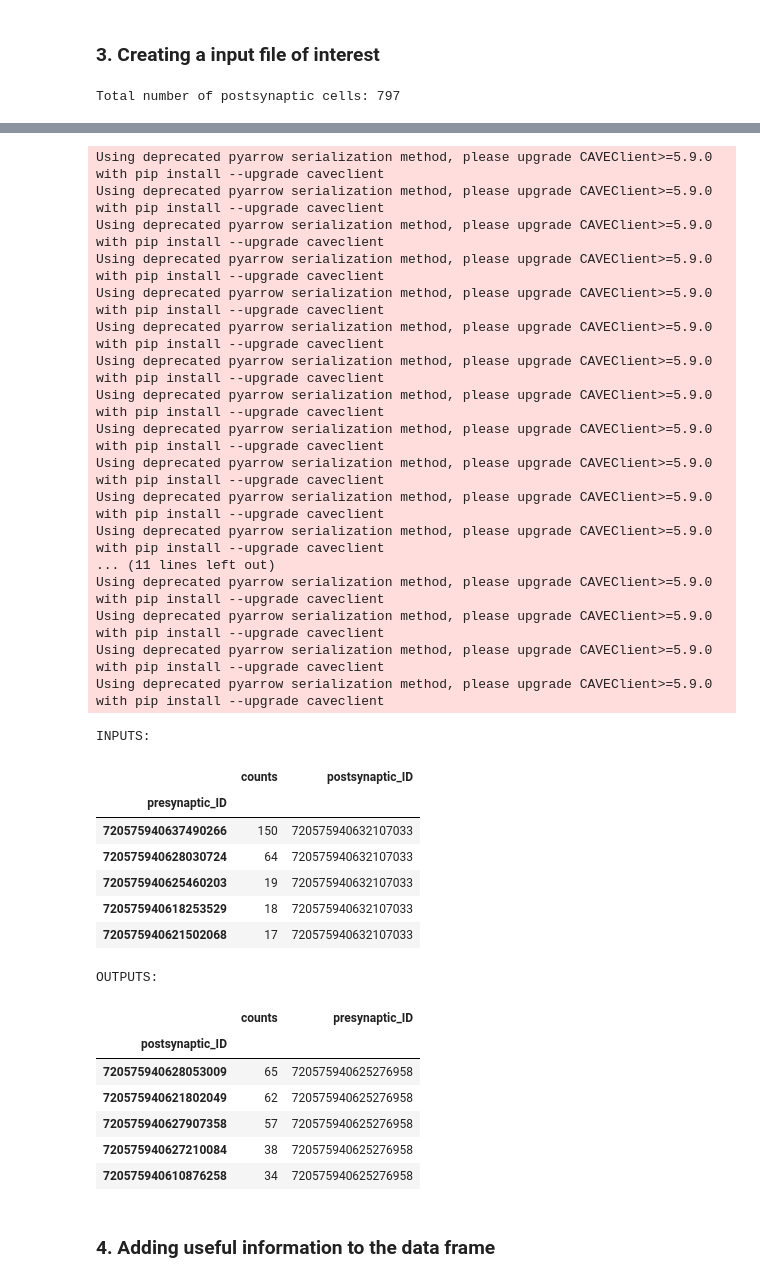
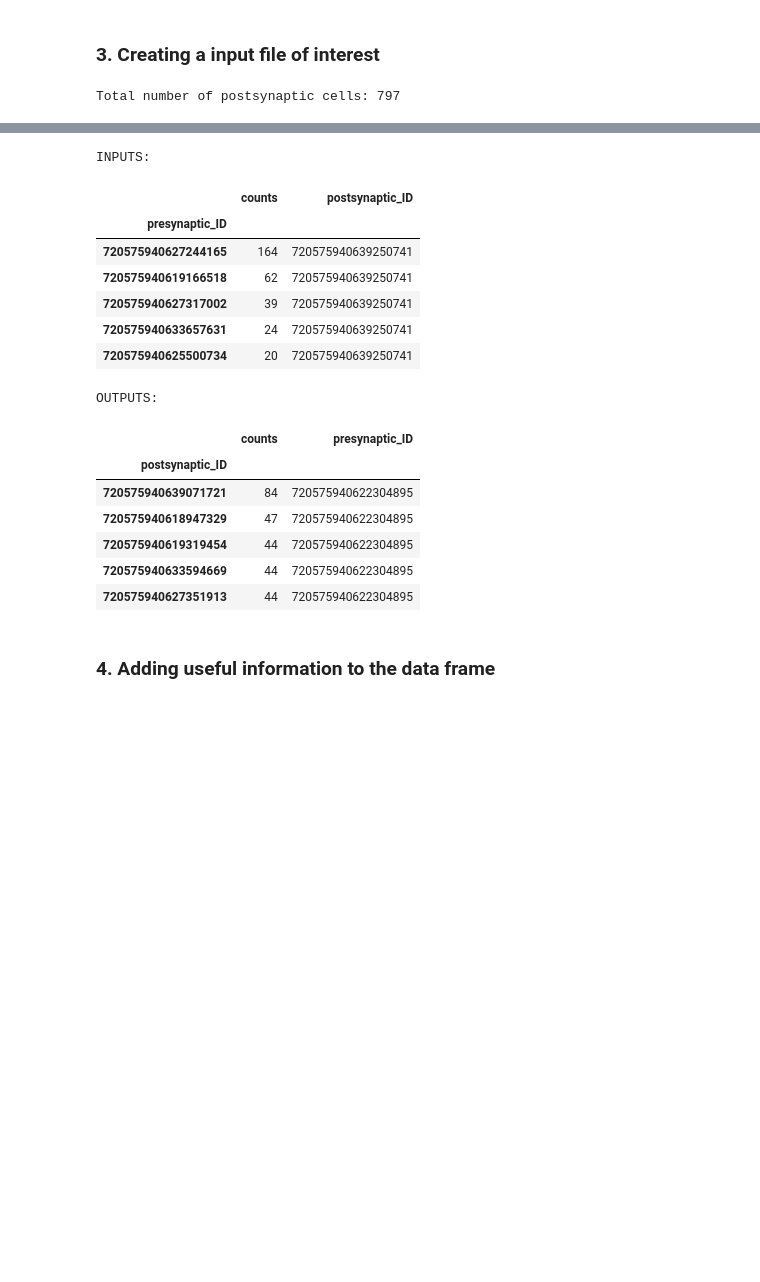
Before and after one commit to mariaioan/T4-connectome-analysis, a Jupyter notebook: proofreading-tables/db-creator-and-info-transfer-to-input-file.ipynb, the cells around one changed output, grey strips where cells are left out. Saved outputs shown, nothing was run; the diff lists cells and outputs as text; code cells hidden in the pictures; blank space fills up the shorter version.

```diff
--- a/proofreading-tables/db-creator-and-info-transfer-to-input-file.ipynb
+++ b/proofreading-tables/db-creator-and-info-transfer-to-input-file.ipynb
@@ -148,22 +148,25 @@ neuron_selected_df = neuron_selected_df.copy() # Temp just for C3 neuron_selecte
 print(f'\n\nTotal number of postsynaptic cells: {len(neuron_selected_df)}\n\n')
 
 ID_ls = neuron_selected_df['Updated_seg_id'].tolist()
+
 ####temp_maria
 #Mi1s_patch1 = [720575940621959185,720575940610177941,720575940621647996,720575940636894022,720575940610254037,720575940639404605,720575940629418110,720575940603042272,720575940650403449,720575940617839832,720575940615088034,720575940632717359,720575940630171207,720575940644391112,720575940625269822,720575940609463620]
 #Mi1s_patch2 = [720575940611524835,720575940631147484,720575940610460402,720575940630964551,720575940610772174,720575940610674090,720575940612556438,720575940637260133,720575940629763663,720575940610953478,720575940616367133,720575940629678124,720575940632107033,720575940628892432,720575940610952198,720575940614282134]
-#Mi1s_patch3 =[720575940634823822,720575940615420358,720575940631379512,720575940624234644,720575940632700256,720575940633027539,720575940624177900,720575940622954189,720575940625383944,720575940627733447,720575940621505718,720575940626810442,720575940623328184,720575940627160143,720575940628618920,720575940637643950]
-#Mi1s_patch4 =[720575940640572733,720575940622304895,720575940630827339,720575940639250741,720575940613120741,720575940636425870,720575940619977087,720575940631894753,720575940622933444,720575940631103007,720575940626104648,720575940609555406,720575940628157595,720575940627970122,720575940626900086,720575940627669239]
-#Mi1s_patch5
-#Mi1s_patch6
-#Mi1s =[720575940640572733,720575940622304895,720575940630827339,720575940639250741,720575940613120741,720575940636425870,720575940619977087,720575940631894753,720575940622933444,720575940631103007,720575940626104648,720575940609555406,720575940628157595,720575940627970122,720575940626900086,720575940627669239]
+#Mi1s_patch3 = [720575940634823822,720575940615420358,720575940631379512,720575940624234644,720575940632700256,720575940633027539,720575940624177900,720575940622954189,720575940625383944,720575940627733447,720575940621505718,720575940626810442,720575940623328184,720575940627160143,720575940628618920,720575940637643950]
+Mi1s_patch4 = [720575940640572733,720575940622304895,720575940630827339,720575940639250741,720575940613120741,720575940636425870,720575940619977087,720575940631894753,720575940622933444,720575940631103007,720575940626104648,720575940609555406,720575940628157595,720575940627970122,720575940626900086,720575940627669239]
+#Mi1s_patch5 = [720575940627216484,720575940622490381,720575940632807359,720575940623530032,720575940636962138,720575940620298754,720575940611751347,720575940634978222,720575940604191456,720575940629426450,720575940634024303,720575940629855964,720575940617029009,720575940618338260,720575940610740394,720575940617578267]
+#Mi1s_patch6 = [720575940644945352,720575940634766699,720575940633138330,720575940606398240,720575940625273118,720575940630386060,720575940644950216,720575940622977791,720575940614503285,720575940629090048,720575940614935249,720575940632113439,720575940623942408,720575940623628105,720575940626684689,720575940616572992,720575940629829275,720575940660975745,720575940643266583,720575940605262880,720575940632443804,720575940632238675,720575940629262922,720575940620500801,720575940632811112,720575940646369588,720575940613508210,720575940610952982,720575940616553541,720575940630050920,720575940627088330,720575940639131876,720575940612410481,720575940628637672,720575940610578786,720575940623666320]
+#Mi1s_patch7 = [720575940632856289,720575940613994898,720575940616304925,720575940628314643,720575940637746493,720575940625924995,720575940630000399,720575940628273468,720575940607730780,720575940630012923,720575940606944898,720575940608810798,720575940630046736,720575940628196908,720575940622893150,720575940632845463]
+Mi1s =Mi1s_patch4
+
 ####temp_maria_end
 #Fetching the neuron's inputs and putputs
-neurons_inputs = fafbseg.flywire.synapses.fetch_synapses(ID_ls, pre=False, post=True, attach=True,  # Mi1s
+neurons_inputs = fafbseg.flywire.synapses.fetch_synapses(Mi1s, pre=False, post=True, attach=True,  # Mi1s # ID_ls
                                              min_score=50, clean=True, transmitters=False,
                                              neuropils=True, batch_size=30,
                                              dataset='production', progress=True,mat= "latest")
 
-neurons_outputs = fafbseg.flywire.synapses.fetch_synapses(ID_ls, pre=True, post=False, attach=True,
+neurons_outputs = fafbseg.flywire.synapses.fetch_synapses(Mi1s, pre=True, post=False, attach=True,
                                              min_score=50, clean=True, transmitters=False,
                                              neuropils=True, batch_size=30,
                                              dataset='production', progress=True,mat= "latest") # here seb had mat = "live" but produces an error to me possibly from the cave version
@@ -233,36 +221,19 @@ Using deprecated pyarrow serialization method, please upgrade CAVEClient>=5.9.0
-Using deprecated pyarrow serialization method, please upgrade CAVEClient>=5.9.0 with pip install --upgrade caveclient
-Using deprecated pyarrow serialization method, please upgrade CAVEClient>=5.9.0 with pip install --upgrade caveclient
-Using deprecated pyarrow serialization method, please upgrade CAVEClient>=5.9.0 with pip install --upgrade caveclient
-Using deprecated pyarrow serialization method, please upgrade CAVEClient>=5.9.0 with pip install --upgrade caveclient
-Using deprecated pyarrow serialization method, please upgrade CAVEClient>=5.9.0 with pip install --upgrade caveclient
-Using deprecated pyarrow serialization method, please upgrade CAVEClient>=5.9.0 with pip install --upgrade caveclient
-Using deprecated pyarrow serialization method, please upgrade CAVEClient>=5.9.0 with pip install --upgrade caveclient
-Using deprecated pyarrow serialization method, please upgrade CAVEClient>=5.9.0 with pip install --upgrade caveclient
-Using deprecated pyarrow serialization method, please upgrade CAVEClient>=5.9.0 with pip install --upgrade caveclient
-Using deprecated pyarrow serialization method, please upgrade CAVEClient>=5.9.0 with pip install --upgrade caveclient
-Using deprecated pyarrow serialization method, please upgrade CAVEClient>=5.9.0 with pip install --upgrade caveclient
-Using deprecated pyarrow serialization method, please upgrade CAVEClient>=5.9.0 with pip install --upgrade caveclient
-... (11 lines left out)
-Using deprecated pyarrow serialization method, please upgrade CAVEClient>=5.9.0 with pip install --upgrade caveclient
-Using deprecated pyarrow serialization method, please upgrade CAVEClient>=5.9.0 with pip install --upgrade caveclient
-Using deprecated pyarrow serialization method, please upgrade CAVEClient>=5.9.0 with pip install --upgrade caveclient
-Using deprecated pyarrow serialization method, please upgrade CAVEClient>=5.9.0 with pip install --upgrade caveclient
+INPUTS:
+|  | counts | postsynaptic_ID |
+| presynaptic_ID |  |  |
+| 720575940627244165 | 164 | 720575940639250741 |
+| 720575940619166518 | 62 | 720575940639250741 |
+| 720575940627317002 | 39 | 720575940639250741 |
+| 720575940633657631 | 24 | 720575940639250741 |
+| 720575940625500734 | 20 | 720575940639250741 |
-INPUTS:
+OUTPUTS:
-|  | counts | postsynaptic_ID |
-| presynaptic_ID |  |  |
-| 720575940637490266 | 150 | 720575940632107033 |
-| 720575940628030724 | 64 | 720575940632107033 |
-| 720575940625460203 | 19 | 720575940632107033 |
-| 720575940618253529 | 18 | 720575940632107033 |
-| 720575940621502068 | 17 | 720575940632107033 |
-OUTPUTS:
 |  | counts | presynaptic_ID |
 | postsynaptic_ID |  |  |
-| 720575940628053009 | 65 | 720575940625276958 |
-| 720575940621802049 | 62 | 720575940625276958 |
-| 720575940627907358 | 57 | 720575940625276958 |
-| 720575940627210084 | 38 | 720575940625276958 |
-| 720575940610876258 | 34 | 720575940625276958 |
+| 720575940639071721 | 84 | 720575940622304895 |
+| 720575940618947329 | 47 | 720575940622304895 |
+| 720575940619319454 | 44 | 720575940622304895 |
+| 720575940633594669 | 44 | 720575940622304895 |
+| 720575940627351913 | 44 | 720575940622304895 |
 # %% [markdown]
 ### 4. Adding useful information to the data frame
 # %%
```
Also changed, not shown: parts of 6 cells of this notebook, 17 other files.
